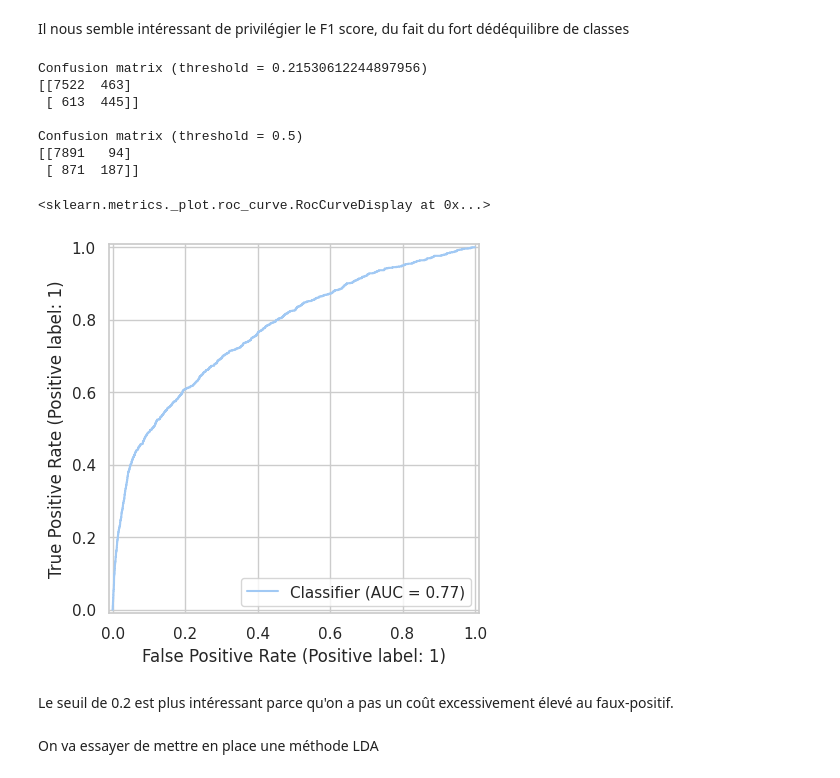
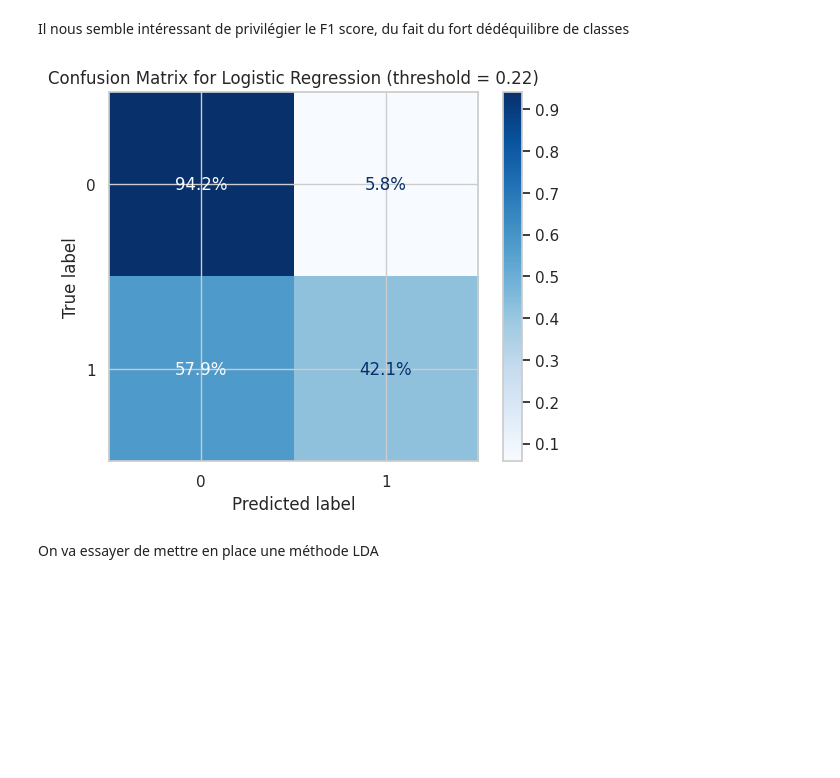
Before and after one commit to Khadija-Ammar/ml-uncertainty-quantification-and-sources, a Jupyter notebook: encodage Dunand + ML.ipynb, the cells around one changed output. Cells and saved outputs as stored; diff of their text form; code cells hidden in the pictures; blank space fills up the shorter version.

```diff
--- a/encodage Dunand + ML.ipynb
+++ b/encodage Dunand + ML.ipynb
@@ -120,19 +123,22 @@ def predict_with_threshold(proba, threshold):
 # %%
 from sklearn.metrics import precision_score, recall_score, f1_score, accuracy_score
 
-thresholds = np.linspace(0.05, 0.95, 50) #On va tester 90 seuils pour voir celui qui nous semble le plus pertinent
+thresholds_logistic = np.linspace(0.05, 0.95, 50) #On va tester 90 seuils pour voir celui qui nous semble le plus pertinent
 
 #Voici les métrics qu'on va regarder
-precision_list = []
-recall_list = []
-f1_list = []
-accuracy_list = []
+precision_list_logistic = []
+recall_list_logistic = []
+f1_list_logistic = []
+accuracy_list_logistic = []
 
-for t in thresholds:
+for t in thresholds_logistic:
     y_pred_t = (y_proba >= t).astype(int) #A chaque étape on regénère un array de 0/1 selon le threshold
 
-    precision_list.append(precision_score(y_test, y_pred_t))
-    recall_list.append(recall_score(y_test, y_pred_t))
-    f1_list.append(f1_score(y_test, y_pred_t))
-    accuracy_list.append(accuracy_score(y_test, y_pred_t))
+    precision_list_logistic.append(precision_score(y_test, y_pred_t))
+    recall_list_logistic.append(recall_score(y_test, y_pred_t))
+    f1_list_logistic.append(f1_score(y_test, y_pred_t,pos_label=1))
+    accuracy_list_logistic.append(accuracy_score(y_test, y_pred_t))
+
+best_idx_logistic = np.argmax(f1_list)
+best_threshold_logistic = thresholds_logistic[best_idx]
 # %%
@@ -160,30 +169,20 @@ np.float64(0.21530612244897956)
 # %% [markdown]
 Il nous semble intéressant de privilégier le F1 score, du fait du fort dédéquilibre de classes
 # %%
-from sklearn.metrics import confusion_matrix
-from sklearn.metrics import RocCurveDisplay
+y_pred_logistic = (y_proba >= thresholds_logistic[best_idx_logistic]).astype(int)
 
-# seuils à tester
-for t in [0.21530612244897956, 0.5]: #On teste le seuil qui maximise F1 et le classique 0.5
-    y_pred_t = (y_proba >= t).astype(int)
-    cm = confusion_matrix(y_test, y_pred_t)
-
-
-    print(f"\nConfusion matrix (threshold = {t})")
-    print(cm)
-RocCurveDisplay.from_predictions(y_test, y_proba)
+# Créer et afficher la matrice de confusion avec pourcentages
+ConfusionMatrixDisplay.from_predictions(
+    y_test,
+    y_pred_logistic,
+    normalize='true',  # 'true' pour pourcentages par ligne, 'all' pour total
+    cmap='Blues',
+    values_format='.1%'  # Format pourcentage avec 1 décimale
+)
+plt.title(f"Confusion Matrix for Logistic Regression (threshold = {thresholds[best_idx]:.2f})")
+plt.show()
 # %% [output]
-Confusion matrix (threshold = 0.21530612244897956)
-[[7522  463]
- [ 613  445]]
-
-Confusion matrix (threshold = 0.5)
-[[7891   94]
- [ 871  187]]
-<sklearn.metrics._plot.roc_curve.RocCurveDisplay at 0x...>
-[figure, old version]
+[figure, new version]
-# %% [markdown]
-Le seuil de 0.2 est plus intéressant parce qu'on a pas un coût excessivement élevé au faux-positif.
 # %% [markdown]
 On va essayer de mettre en place une méthode LDA
 # %%
```
Also changed, not shown: parts of 28 cells of this notebook.
